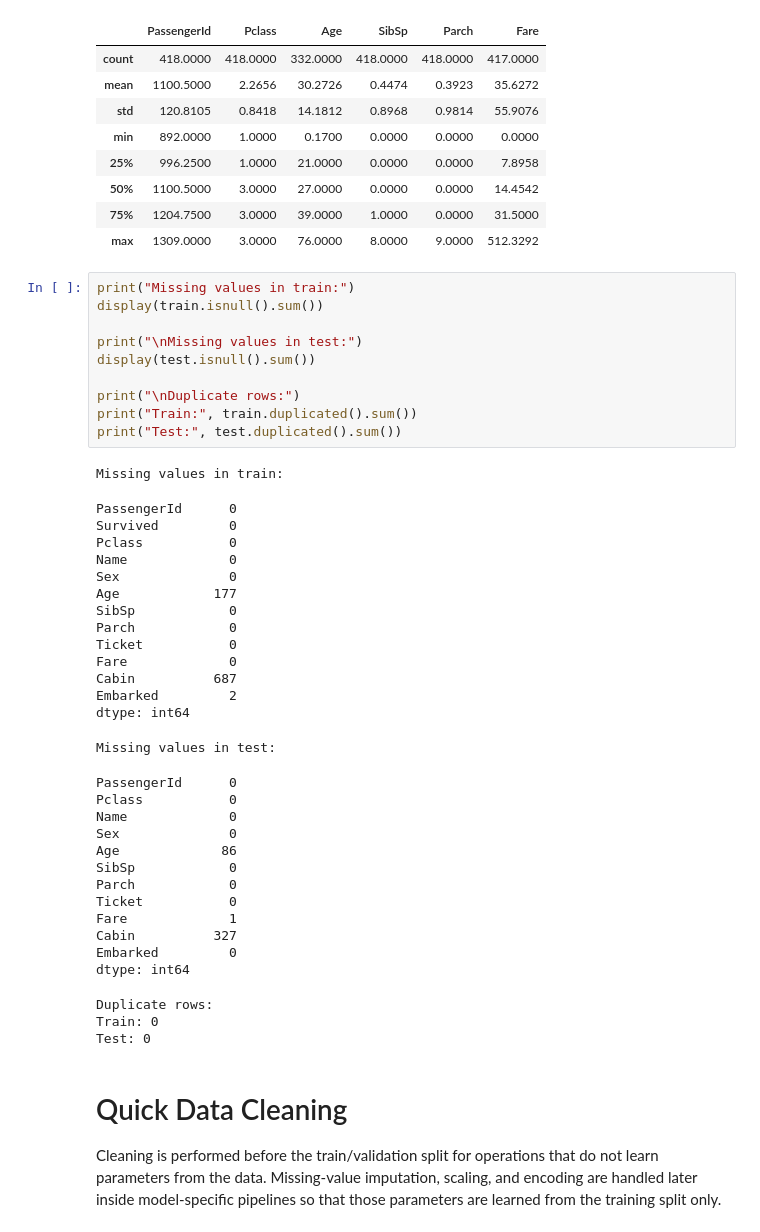
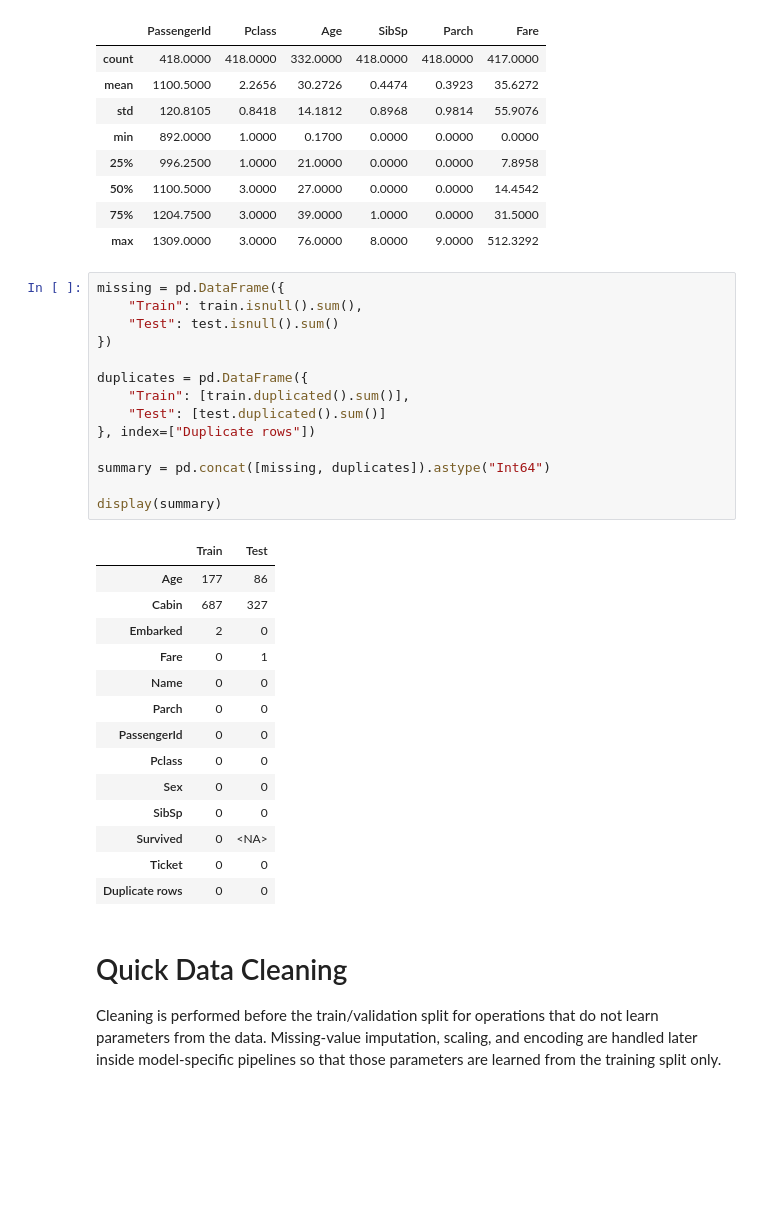
Before and after one commit to CharlotteZZh/AppliedML_hw1, a Jupyter notebook: AppliedML_hw1.ipynb, the cells around one changed output. Drawn from its saved outputs; the diff is of its cells as text; blank space fills up the shorter version.

```diff
--- a/AppliedML_hw1.ipynb
+++ b/AppliedML_hw1.ipynb
@@ -75,46 +75,34 @@ TEST INFO
 | 75% | 1204.7500 | 3.0000 | 39.0000 | 1.0000 | 0.0000 | 31.5000 |
 | max | 1309.0000 | 3.0000 | 76.0000 | 8.0000 | 9.0000 | 512.3292 |
 # %%
-print("Missing values in train:")
-display(train.isnull().sum())
+missing = pd.DataFrame({
+    "Train": train.isnull().sum(),
+    "Test": test.isnull().sum()
+})
 
-print("\nMissing values in test:")
-display(test.isnull().sum())
+duplicates = pd.DataFrame({
+    "Train": [train.duplicated().sum()],
+    "Test": [test.duplicated().sum()]
+}, index=["Duplicate rows"])
 
-print("\nDuplicate rows:")
-print("Train:", train.duplicated().sum())
-print("Test:", test.duplicated().sum())
+summary = pd.concat([missing, duplicates]).astype("Int64")
+
+display(summary)
 # %% [output]
-Missing values in train:
-PassengerId      0
-Survived         0
-Pclass           0
-Name             0
-Sex              0
-Age            177
-SibSp            0
-Parch            0
-Ticket           0
-Fare             0
-Cabin          687
-Embarked         2
-dtype: int64
-Missing values in test:
-PassengerId      0
-Pclass           0
-Name             0
-Sex              0
-Age             86
-SibSp            0
-Parch            0
-Ticket           0
-Fare             1
-Cabin          327
-Embarked         0
-dtype: int64
-Duplicate rows:
-Train: 0
-Test: 0
+|  | Train | Test |
+| Age | 177 | 86 |
+| Cabin | 687 | 327 |
+| Embarked | 2 | 0 |
+| Fare | 0 | 1 |
+| Name | 0 | 0 |
+| Parch | 0 | 0 |
+| PassengerId | 0 | 0 |
+| Pclass | 0 | 0 |
+| Sex | 0 | 0 |
+| SibSp | 0 | 0 |
+| Survived | 0 | <NA> |
+| Ticket | 0 | 0 |
+| Duplicate rows | 0 | 0 |
 # %% [markdown]
 # Quick Data Cleaning
 Cleaning is performed before the train/validation split for operations that do not learn parameters from the data. Missing-value imputation, scaling, and encoding are handled later inside model-specific pipelines so that those parameters are learned from the training split only.
```
